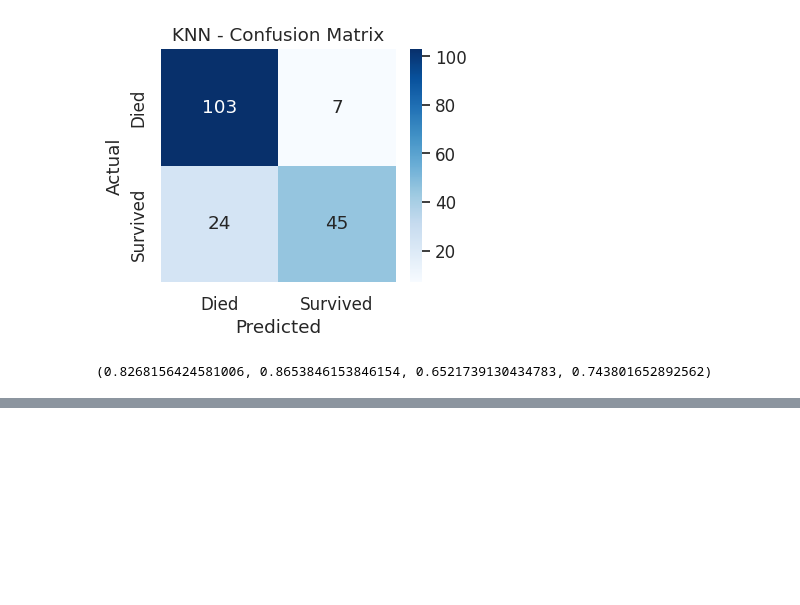
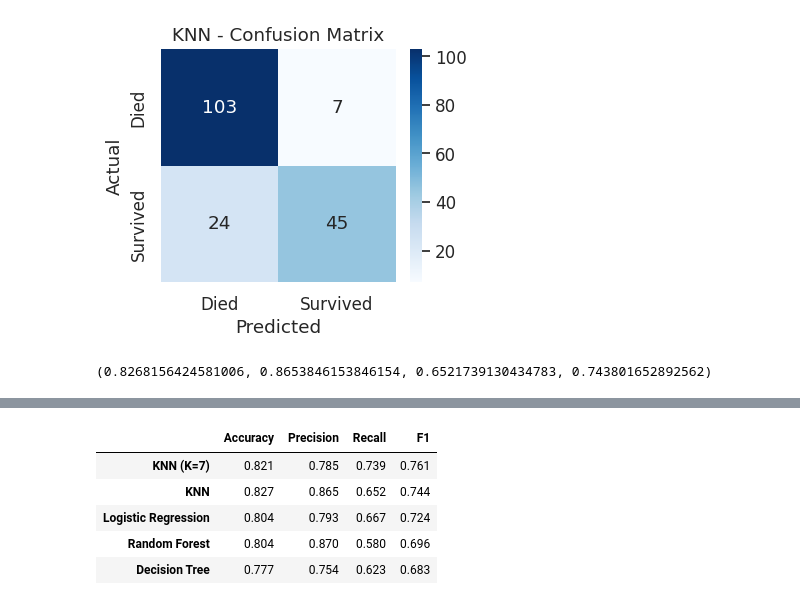
Before and after one commit to Erandi-Hans/Model-Traning-2, a Jupyter notebook: titanic.ipynb, the cells around one changed output, grey strips where cells are left out. Saved outputs shown, nothing was run; the diff lists cells and outputs as text; code cells hidden in the pictures; blank space fills up the shorter version.

```diff
--- a/titanic.ipynb
+++ b/titanic.ipynb
@@ -342,0 +351,10 @@ NameError: name 'X_train_scaled' is not defined
+# %%
+clf_table = pd.DataFrame(clf_results).T.sort_values('F1', ascending=False)
+clf_table.style.format('{:.3f}').background_gradient(cmap='Greens', subset=['F1'])
+# %% [output]
+|  | Accuracy | Precision | Recall | F1 |
+| KNN (K=7) | 0.821 | 0.785 | 0.739 | 0.761 |
+| KNN | 0.827 | 0.865 | 0.652 | 0.744 |
+| Logistic Regression | 0.804 | 0.793 | 0.667 | 0.724 |
+| Random Forest | 0.804 | 0.870 | 0.580 | 0.696 |
+| Decision Tree | 0.777 | 0.754 | 0.623 | 0.683 |
```
Also changed, not shown: parts of 6 cells of this notebook.
